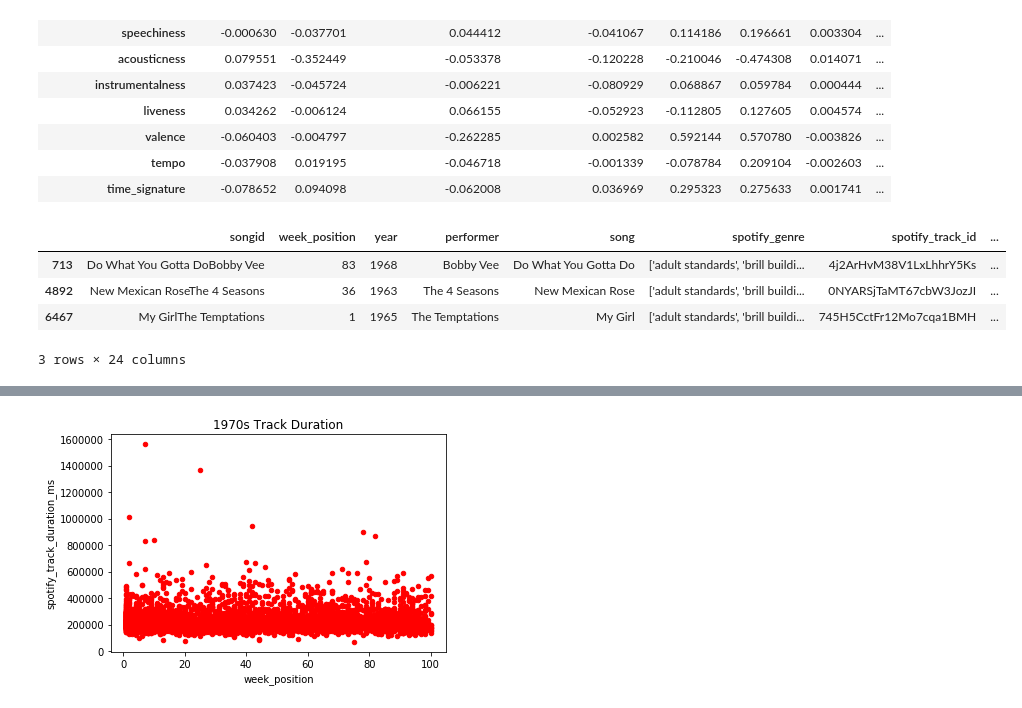
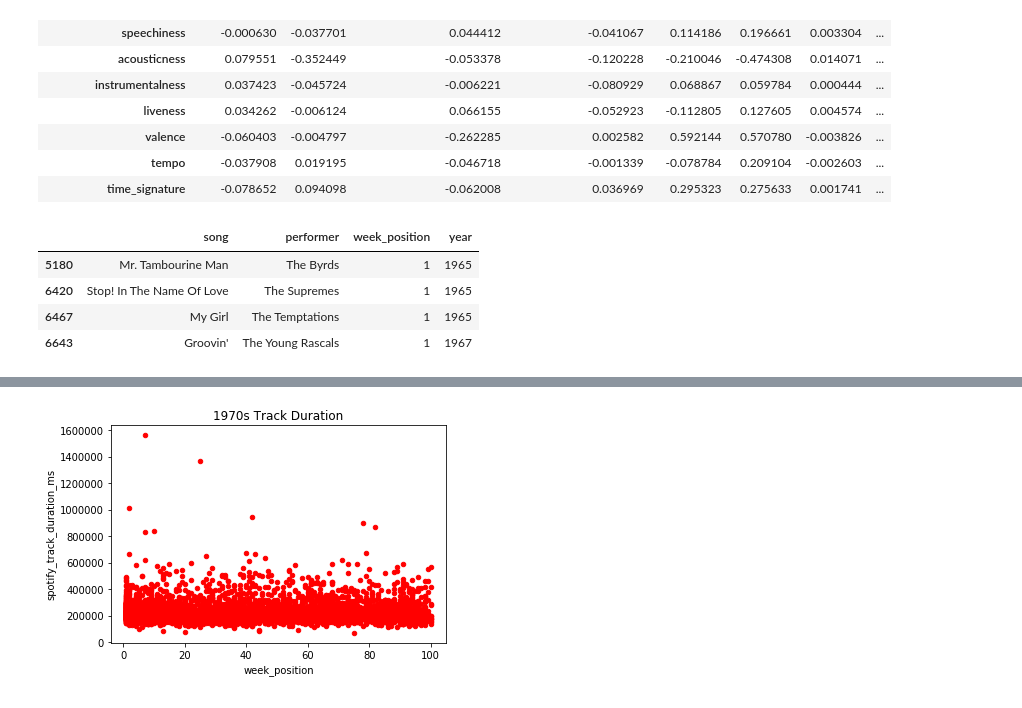
Before and after one commit to JKocher13/DataEngineering.Labs.AirflowProject, a Jupyter notebook: Python_Notebook_for_Airflow_Project.ipynb, the cells around one changed output, grey strips where cells are left out. Cells and saved outputs as stored; diff of their text form; code cells hidden in the pictures.

```diff
--- a/Python_Notebook_for_Airflow_Project.ipynb
+++ b/Python_Notebook_for_Airflow_Project.ipynb
@@ -455,31 +492,47 @@ top1960_df.corr()
 | valence | -0.060403 | -0.004797 | -0.262285 | 0.002582 | 0.592144 | 0.570780 | -0.003826 | ... |
 | tempo | -0.037908 | 0.019195 | -0.046718 | -0.001339 | -0.078784 | 0.209104 | -0.002603 | ... |
 | time_signature | -0.078652 | 0.094098 | -0.062008 | 0.036969 | 0.295323 | 0.275633 | 0.001741 | ... |
+# %%
+duration_lower = top1960_df["spotify_track_duration_ms"].mean()-top1960_df["spotify_track_duration_ms"].std()*.75
+duration_upper = top1960_df["spotify_track_duration_ms"].mean()+top1960_df["spotify_track_duration_ms"].std()*.75
+loudness_lower = top1960_df["loudness"].mean()-top1960_df["loudness"].std()*.75
+loudness_upper = top1960_df["loudness"].mean()+top1960_df["loudness"].std()*.75
+danceability_lower = top1960_df["danceability"].mean()-top1960_df["danceability"].std()*.75
+danceability_upper = top1960_df["danceability"].mean()+top1960_df["danceability"].std()*.75
+energy_lower = top1960_df["energy"].mean()-top1960_df["energy"].std()*.75
+energy_upper = top1960_df["energy"].mean()+top1960_df["energy"].std()*.75
+acousticness_lower = top1960_df["acousticness"].mean()-top1960_df["acousticness"].std()*.75
+acousticness_upper = top1960_df["acousticness"].mean()+top1960_df["acousticness"].std()*.75
+valence_lower = top1960_df["valence"].mean()-top1960_df["valence"].std()*.75
+valence_upper = top1960_df["valence"].mean()+top1960_df["valence"].std()*.75
+tempo_lower = top1960_df["tempo"].mean()-top1960_df["tempo"].std()*.75
+tempo_upper = top1960_df["tempo"].mean()+top1960_df["tempo"].std()*.75
+top_5_keys = top1960_df['key'].value_counts().head(5)
+top_5_keys_list = list(top_5_keys.index)
 # %%
-array = [0,2,5,7]
-song1960s = top1960_df[top1960_df["key"].isin(array)]
-song1960s = song1960s[song1960s["time_signature"]==4]
-song1960s = song1960s[song1960s["time_signature"]==4]
-song1960s = song1960s[song1960s["spotify_track_duration_ms"] > 1.500000e+05]
-song1960s = song1960s[song1960s["spotify_track_duration_ms"] < 1.800000e+05]
-song1960s = song1960s[song1960s["loudness"] > -11]
-song1960s = song1960s[song1960s["loudness"] < -9]
-song1960s = song1960s[song1960s["danceability"] > .45]
-song1960s = song1960s[song1960s["danceability"] < .6]
-song1960s = song1960s[song1960s["energy"] > .40]
-song1960s = song1960s[song1960s["energy"] < .6]
-song1960s = song1960s[song1960s["acousticness"] > .55]
-song1960s = song1960s[song1960s["acousticness"] < .65]
-song1960s = song1960s[song1960s["valence"] > .65]
-song1960s = song1960s[song1960s["tempo"] > 100]
-song1960s = song1960s[song1960s["tempo"] < 120]
-song1960s
+song1960s = top1960_df[top1960_df["key"].isin(top_5_keys_list)]
+song1960s = song1960s[song1960s["week_position"] <= 1]
+song1960s = song1960s[song1960s["spotify_track_duration_ms"] > duration_lower]
+song1960s = song1960s[song1960s["spotify_track_duration_ms"] < duration_upper]
+song1960s = song1960s[song1960s["loudness"] > loudness_lower]
+song1960s = song1960s[song1960s["loudness"] < loudness_upper]
+song1960s = song1960s[song1960s["danceability"] > danceability_lower]
+song1960s = song1960s[song1960s["danceability"] < danceability_upper]
+song1960s = song1960s[song1960s["energy"] > energy_lower]
+song1960s = song1960s[song1960s["energy"] < energy_upper]
+song1960s = song1960s[song1960s["acousticness"] > acousticness_lower]
+song1960s = song1960s[song1960s["acousticness"] < acousticness_upper]
+song1960s = song1960s[song1960s["valence"] > valence_lower]
+song1960s = song1960s[song1960s["valence"] < valence_upper]
+song1960s = song1960s[song1960s["tempo"] > tempo_lower]
+song1960s = song1960s[song1960s["tempo"] < tempo_upper]
+song1960s[['song', 'performer','week_position','year',]]
 # %% [output]
-|  | songid | week_position | year | performer | song | spotify_genre | spotify_track_id | ... |
-| 713 | Do What You Gotta DoBobby Vee | 83 | 1968 | Bobby Vee | Do What You Gotta Do | ['adult standards', 'brill buildi... | 4j2ArHvM38V1LxLhhrY5Ks | ... |
-| 4892 | New Mexican RoseThe 4 Seasons | 36 | 1963 | The 4 Seasons | New Mexican Rose | ['adult standards', 'brill buildi... | 0NYARSjTaMT67cbW3JozJI | ... |
-| 6467 | My GirlThe Temptations | 1 | 1965 | The Temptations | My Girl | ['adult standards', 'brill buildi... | 745H5CctFr12Mo7cqa1BMH | ... |
+|  | song | performer | week_position | year |
+| 5180 | Mr. Tambourine Man | The Byrds | 1 | 1965 |
+| 6420 | Stop! In The Name Of Love | The Supremes | 1 | 1965 |
+| 6467 | My Girl | The Temptations | 1 | 1965 |
+| 6643 | Groovin' | The Young Rascals | 1 | 1967 |
-3 rows × 24 columns
 # %%
 genre_list = []
 sub_genre_lst = []
```
Also changed, not shown: parts of 10 cells of this notebook, 45 other files.
